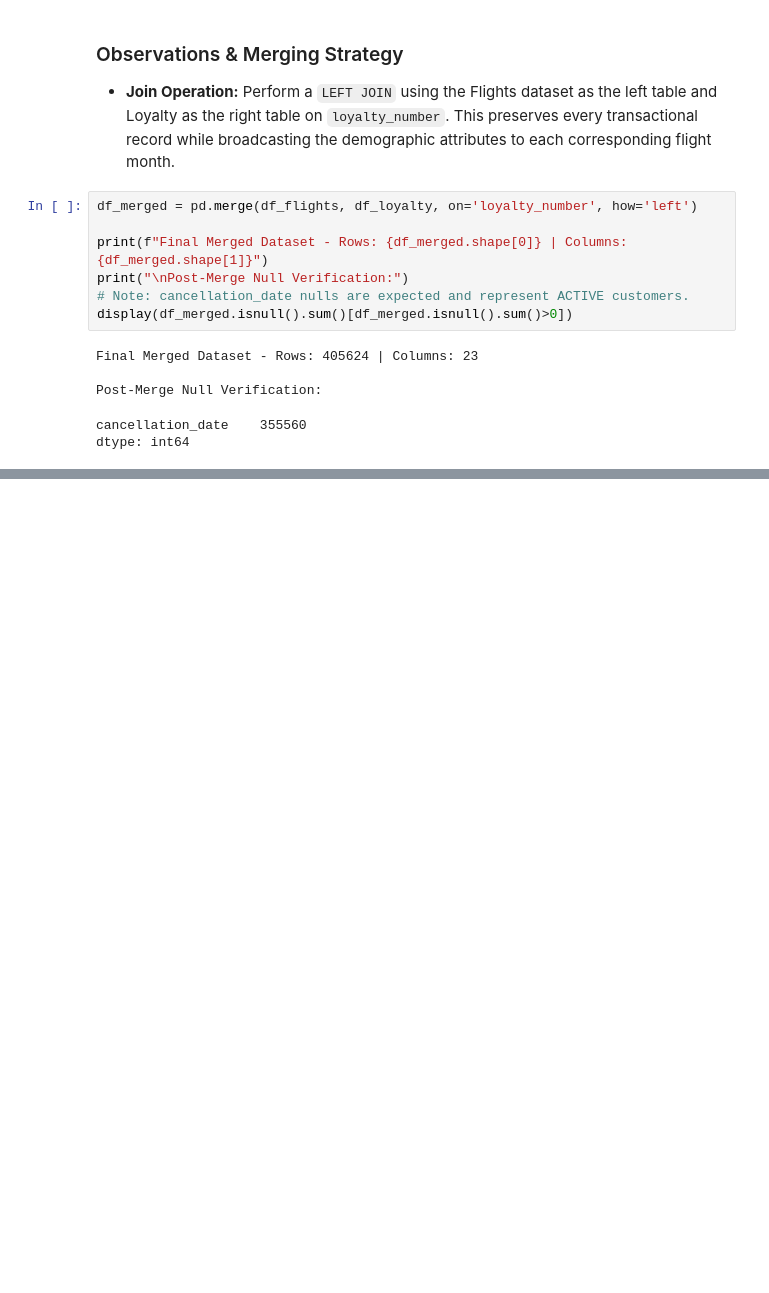
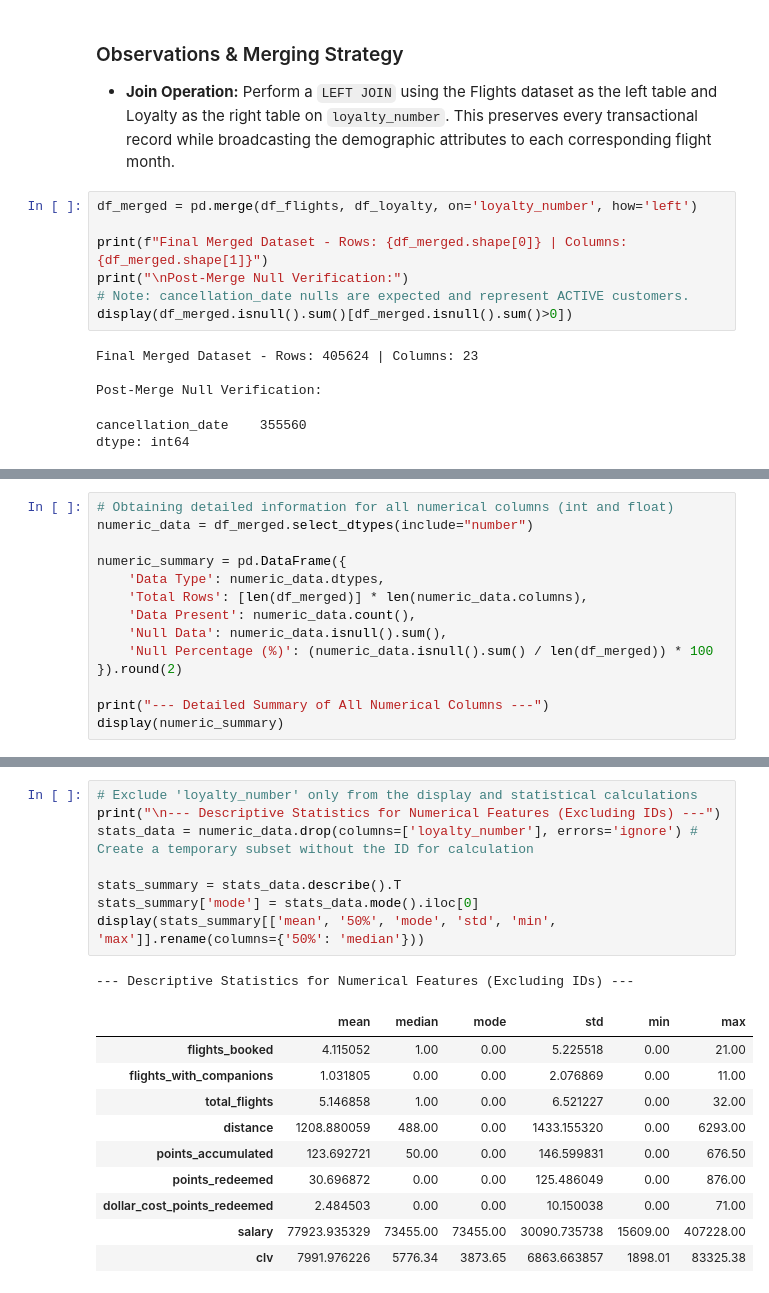
Before and after one commit to Adalab/bda-modulo-3-evaluacion-final-nataliapozoaraque-hash, a Jupyter notebook: flight_loyalty.analysis.ipynb, the cells around one changed output, grey strips where cells are left out. Drawn from its saved outputs; the diff is of its cells as text; blank space fills up the shorter version.

```diff
--- a/flight_loyalty.analysis.ipynb
+++ b/flight_loyalty.analysis.ipynb
@@ -346,0 +393,14 @@ df_merged.sample(5)
+# %%
+# Obtaining detailed information for all numerical columns (int and float)
+numeric_data = df_merged.select_dtypes(include="number")
+
+numeric_summary = pd.DataFrame({
+    'Data Type': numeric_data.dtypes,
+    'Total Rows': [len(df_merged)] * len(numeric_data.columns),
+    'Data Present': numeric_data.count(),
+    'Null Data': numeric_data.isnull().sum(),
+    'Null Percentage (%)': (numeric_data.isnull().sum() / len(df_merged)) * 100
+}).round(2)
+
+print("--- Detailed Summary of All Numerical Columns ---")
+display(numeric_summary)
@@ -346,0 +420,20 @@ df_merged.sample(5)
+# %%
+# Exclude 'loyalty_number' only from the display and statistical calculations
+print("\n--- Descriptive Statistics for Numerical Features (Excluding IDs) ---")
+stats_data = numeric_data.drop(columns=['loyalty_number'], errors='ignore') # Create a temporary subset without the ID for calculation
+
+stats_summary = stats_data.describe().T
+stats_summary['mode'] = stats_data.mode().iloc[0]
+display(stats_summary[['mean', '50%', 'mode', 'std', 'min', 'max']].rename(columns={'50%': 'median'}))
+# %% [output]
+--- Descriptive Statistics for Numerical Features (Excluding IDs) ---
+|  | mean | median | mode | std | min | max |
+| flights_booked | 4.115052 | 1.00 | 0.00 | 5.225518 | 0.00 | 21.00 |
+| flights_with_companions | 1.031805 | 0.00 | 0.00 | 2.076869 | 0.00 | 11.00 |
+| total_flights | 5.146858 | 1.00 | 0.00 | 6.521227 | 0.00 | 32.00 |
+| distance | 1208.880059 | 488.00 | 0.00 | 1433.155320 | 0.00 | 6293.00 |
+| points_accumulated | 123.692721 | 50.00 | 0.00 | 146.599831 | 0.00 | 676.50 |
+| points_redeemed | 30.696872 | 0.00 | 0.00 | 125.486049 | 0.00 | 876.00 |
+| dollar_cost_points_redeemed | 2.484503 | 0.00 | 0.00 | 10.150038 | 0.00 | 71.00 |
+| salary | 77923.935329 | 73455.00 | 73455.00 | 30090.735738 | 15609.00 | 407228.00 |
+| clv | 7991.976226 | 5776.34 | 3873.65 | 6863.663857 | 1898.01 | 83325.38 |
```
Also changed, not shown: parts of 24 cells of this notebook, 1 other file.
